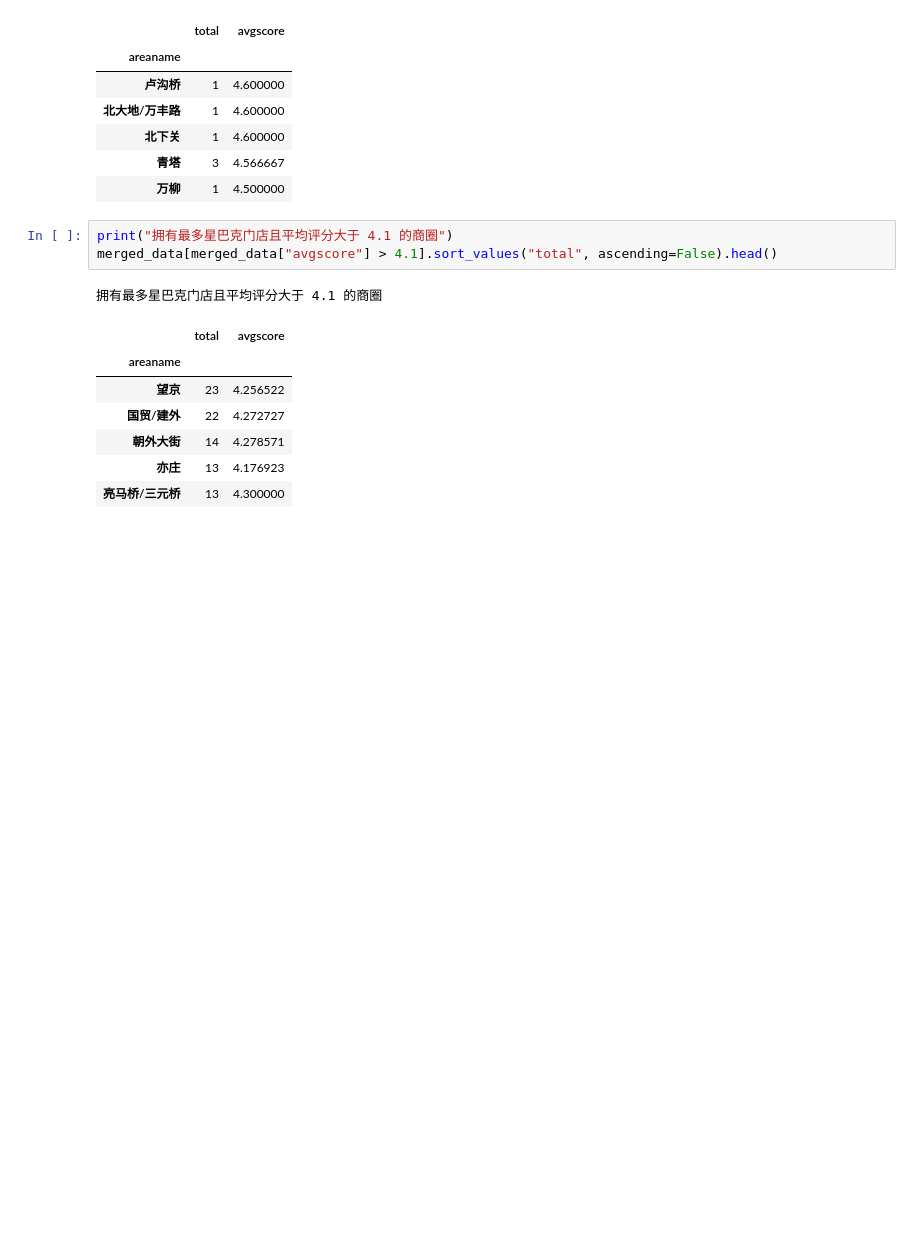
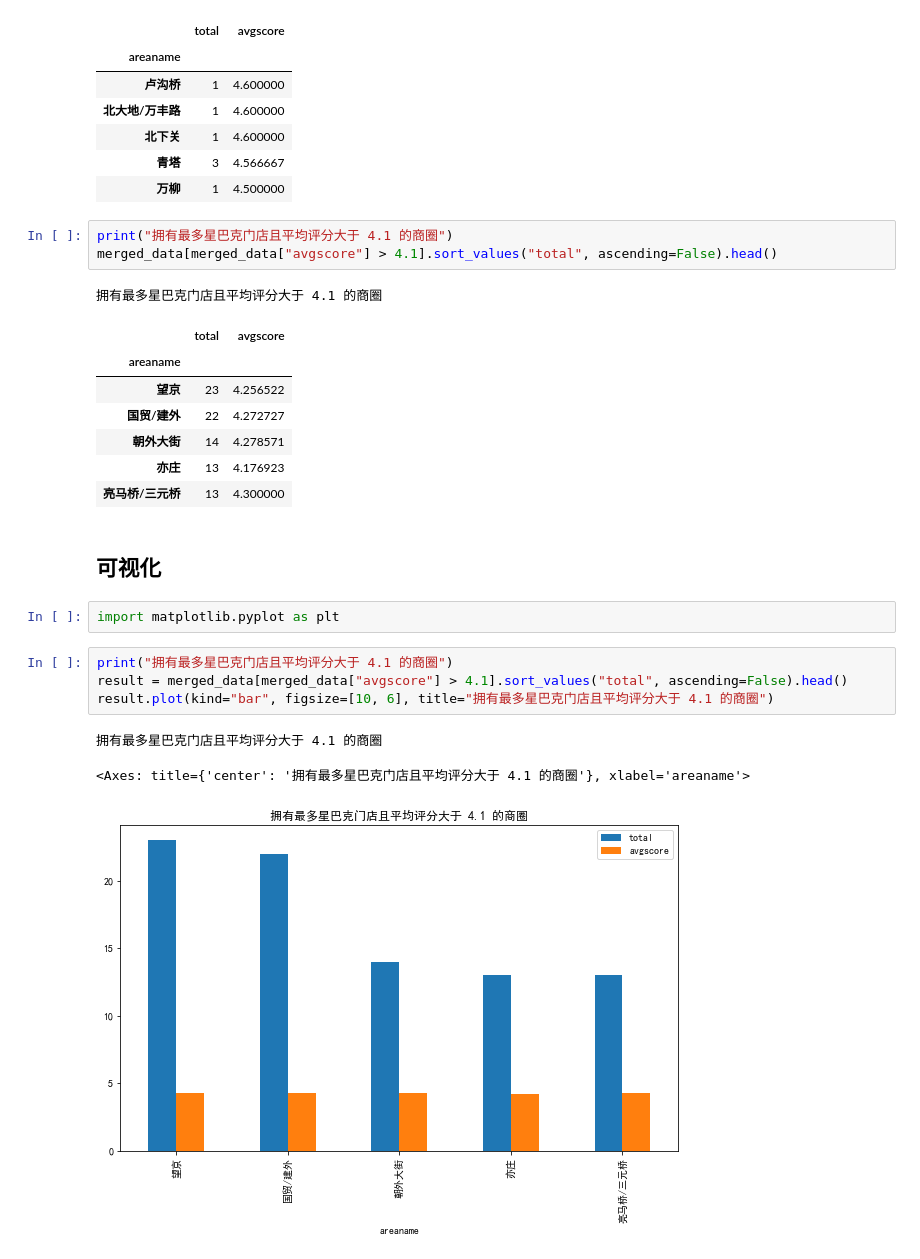
Before and after one commit to onemsg/auto-python, a Jupyter notebook: 美团数据/starbucks_data_analyse_with_pandas.ipynb, the cells around one changed output. Saved outputs shown, nothing was run; the diff lists cells and outputs as text; blank space fills up the shorter version.

```diff
--- a/美团数据/starbucks_data_analyse_with_pandas.ipynb
+++ b/美团数据/starbucks_data_analyse_with_pandas.ipynb
@@ -167,3 +167,15 @@ merged_data[merged_data["avgscore"] > 4.1].sort_values("total", ascending=False)
 | 朝外大街 | 14 | 4.278571 |
 | 亦庄 | 13 | 4.176923 |
 | 亮马桥/三元桥 | 13 | 4.300000 |
+# %% [markdown]
+## 可视化
+# %%
+import matplotlib.pyplot as plt
+# %%
+print("拥有最多星巴克门店且平均评分大于 4.1 的商圈")
+result = merged_data[merged_data["avgscore"] > 4.1].sort_values("total", ascending=False).head()
+result.plot(kind="bar", figsize=[10, 6], title="拥有最多星巴克门店且平均评分大于 4.1 的商圈")
+# %% [output]
+拥有最多星巴克门店且平均评分大于 4.1 的商圈
+<Axes: title={'center': '拥有最多星巴克门店且平均评分大于 4.1 的商圈'}, xlabel='areaname'>
+[figure, added]
```
Also changed, not shown: parts of 1 cell of this notebook, 5 other files.
